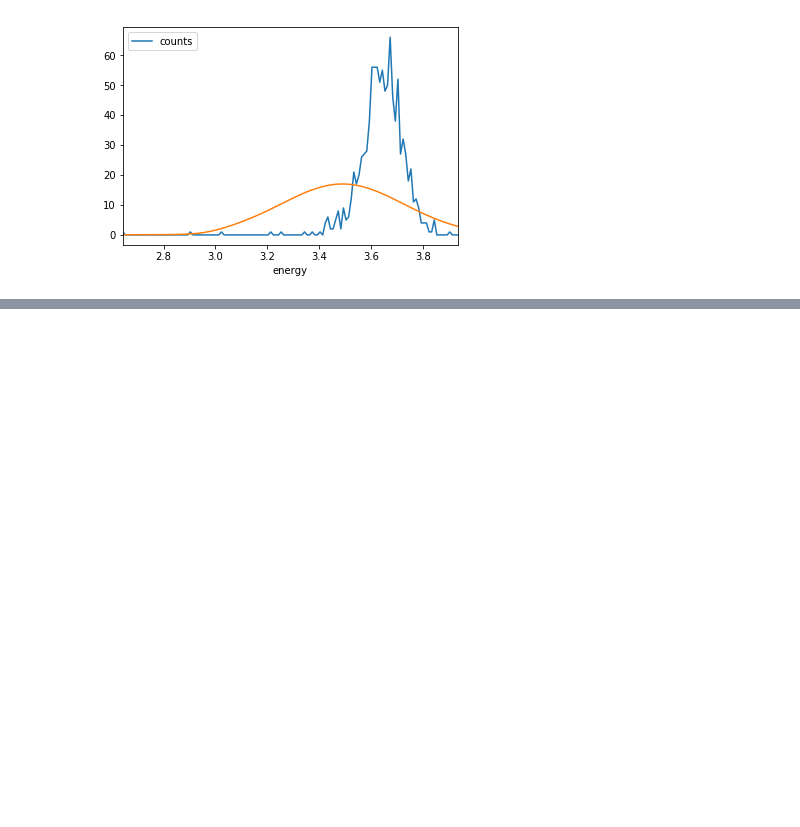
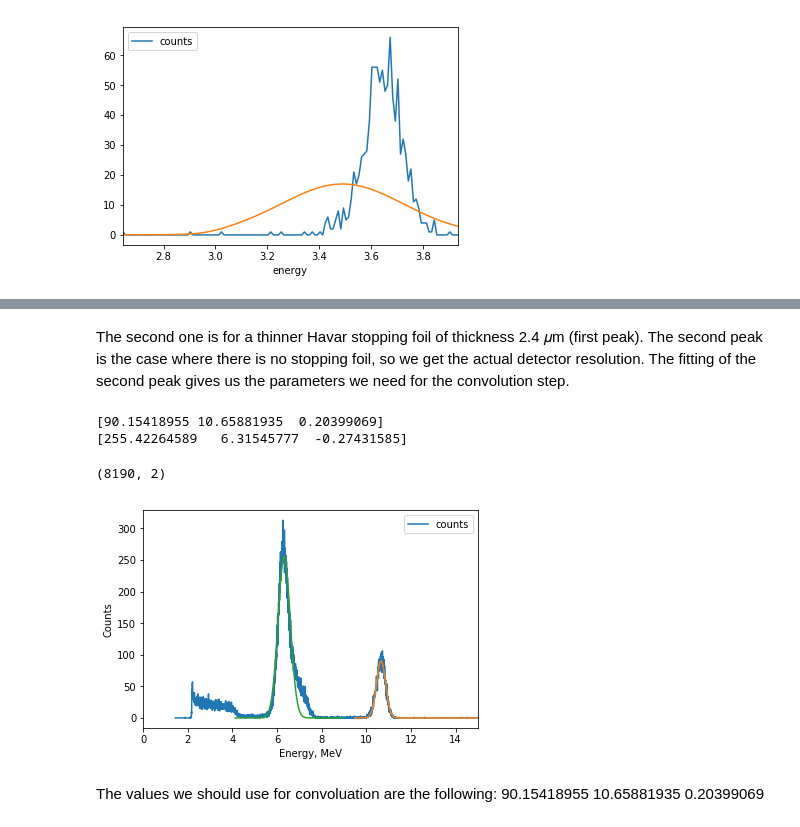
Before and after one commit to basiledelweiss/AMS-Detector-Test-04Oct19, a Jupyter notebook: Peak fitting.ipynb, the cells around one changed output, grey strips where cells are left out. Drawn from its saved outputs; the diff is of its cells as text; code cells hidden in the pictures; blank space fills up the shorter version.

```diff
--- a/Peak fitting.ipynb
+++ b/Peak fitting.ipynb
@@ -102,0 +166,61 @@ The second one is for a thinner Havar stopping foil of thickness 3.2 $\mu$m.
+# %% [markdown]
+The second one is for a thinner Havar stopping foil of thickness 2.4 𝜇m (first peak). The second peak is the case where there is no stopping foil, so we get the actual detector resolution. The fitting of the second peak gives us the parameters we need for the convolution step.
+# %%
+fp = 'Au_10B_foil_thin.mpa'
+exp_data = pd.read_csv(fp, sep=',', skiprows=221)
+
+# Create the dictionary with old and new names
+new_names = {'0': 'counts'}
+# Rename the columns
+exp_data = exp_data.rename(columns=new_names)
+
+#Have to repeat function definitions in each cell!!
+def energy(channelno):
+    return 0.00536*channelno+1.44
+
+exp_data["energy"]= energy(exp_data.index)
+
+#Making cuts in the data
+x = exp_data["energy"][1500:8190]
+
+y = exp_data["counts"][1500:8190]
+
+x1 = exp_data["energy"][500:1400]
+
+y1 = exp_data["counts"][500:1400]
+
+
+def gauss_function(x, a, x0, sigma):
+    return a*np.exp(-(x-x0)**2/(2*sigma**2))
+
+# p0 = [1, mean, sigma]
+popt, pcov = curve_fit(gauss_function, x, y, p0 = [1, 12, 0.4])
+
+popt1, pcov1 = curve_fit(gauss_function, x1, y1, p0 = [1, 6, 0.4])
+
+exp_data.plot("energy","counts")
+ax = plt.gca()
+ax.set_xlabel("Energy, MeV")
+ax.set_ylabel("Counts")
+ax.set(xlim=(0, 15))
+#ax.legend().remove()
+plt.plot(x, gauss_function(x, *popt), label='fit')
+
+plt.plot(x1, gauss_function(x1, *popt1), label='fit1')
+
+
+print(popt)
+print(popt1)
+
+
+
+# exp_data.head()
+exp_data.shape
+# exp_data.index
+# %% [output]
+[90.15418955 10.65881935  0.20399069]
+[255.42264589   6.31545777  -0.27431585]
+(8190, 2)
+[figure, added]
+# %% [markdown]
+The values we should use for convoluation are the following: 90.15418955 10.65881935  0.20399069
```
Also changed, not shown: parts of 9 cells of this notebook.
